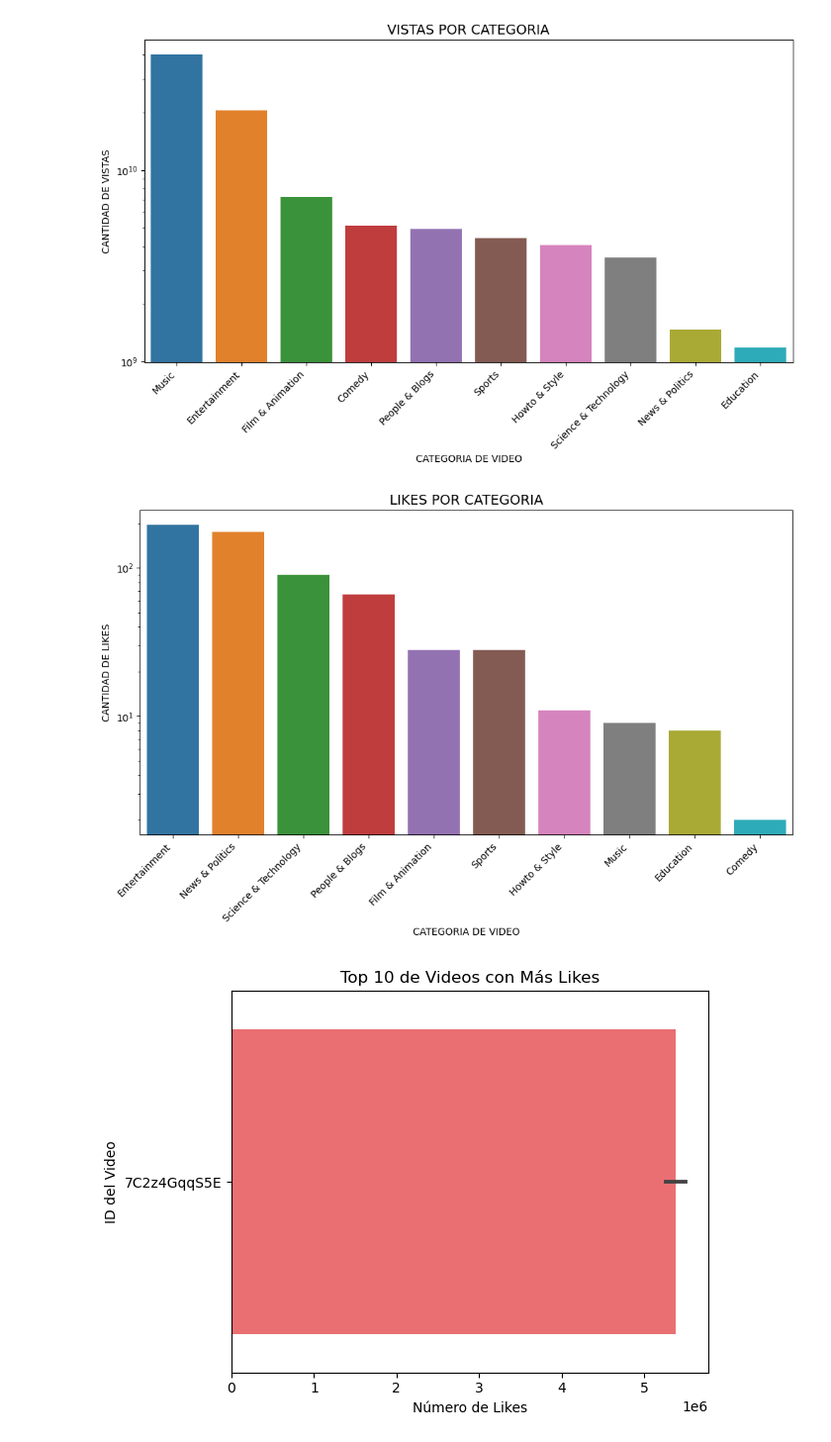
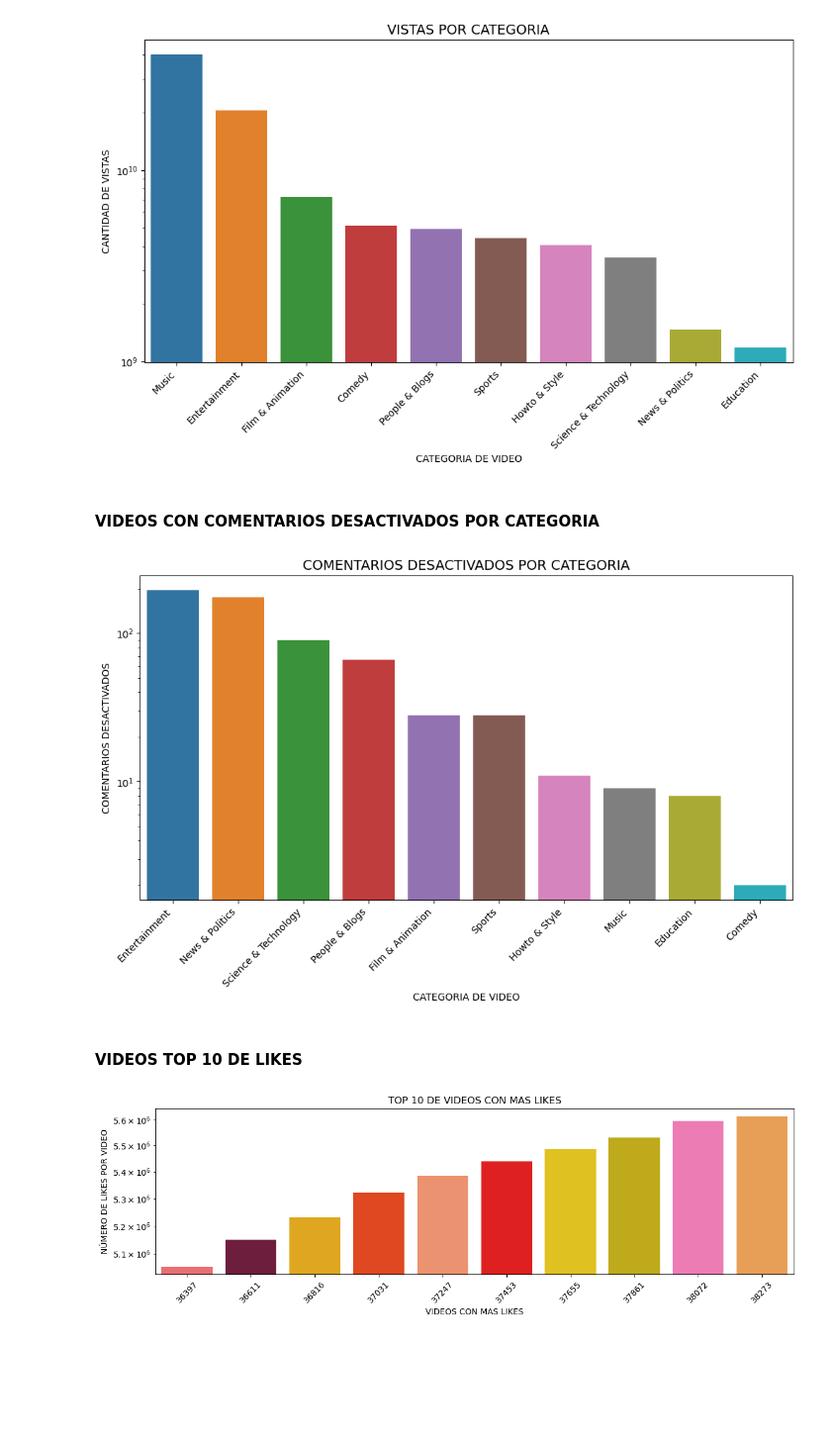
Before and after one commit to lauracamilaballesteros/proyecto-youtube, a Jupyter notebook: proyecto.ipynb, the cells around one changed output. Shown at 99% size. Cells and saved outputs as stored; diff of their text form; code cells hidden in the pictures; blank space fills up the shorter version.

```diff
--- a/proyecto.ipynb
+++ b/proyecto.ipynb
@@ -254,3 +262,15 @@ df_clean['category_name'] = df_clean['category_id'].map(name_category)
+# %%
+
+df_clean['publish_date'] = pd.to_datetime(df_clean['publish_date'])
+df_clean['trending_date'] = pd.to_datetime(df_clean['trending_date'])
+
+
+df_clean['time_difference'] = (df_clean['publish_date'] - df_clean['trending_date']).dt.days
+# %%
+#Ahora calcularemos el día de la semana en que se publica y el que se vuelve tendencia
+
+df_clean['day_of_week_trending'] = df_clean['trending_date'].dt.day_name()
+df_clean['day_of_week_publish'] = df_clean['publish_date'].dt.day_name()
 # %%
 df_clean.head()
 # %% [output]
@@ -342,38 +359,43 @@ plt.yscale('log')
 plt.show()
 # %% [output]
 [figure]
+# %% [markdown]
+#### **VIDEOS CON COMENTARIOS DESACTIVADOS POR CATEGORIA**
 # %%
 coments_disabled_by_category = df_top_10_categories.groupby('category_name')['comments_disabled'].sum().sort_values(ascending=False)
 palette = sns.color_palette('tab10', n_colors=len(likes_by_category))
 plt.figure(figsize=(12, 6))
 sns.barplot(x=coments_disabled_by_category.index, y=coments_disabled_by_category.values, palette=palette)
 plt.xlabel('CATEGORIA DE VIDEO')
-plt.ylabel('CANTIDAD DE LIKES')
-plt.title('LIKES POR CATEGORIA', fontsize=14)
+plt.ylabel('COMENTARIOS DESACTIVADOS')
+plt.title('COMENTARIOS DESACTIVADOS POR CATEGORIA', fontsize=14)
 plt.xticks(rotation=45, ha='right')
 plt.yscale('log')
 plt.show()
 # %% [output]
-[figure, old version]
+[figure, new version]
+# %% [markdown]
+#### **VIDEOS TOP 10 DE LIKES**
 # %%
-# Obtener el top 10 de videos con más likes
+
 top_10_videos = df_clean.nlargest(10, 'likes')
 
-# Definir una paleta de colores personalizada
+
 my_palette = ['#FF5A5F', '#7B113A', '#FFB400', '#FF3600', '#FF8A5B', '#FF0000', '#FFD700', '#D9BF00', '#FF69B4', '#FF9F40']
 
-# Crear el gráfico de barras con Seaborn y la paleta de colores personalizada
-sns.barplot(x='likes', y='video_id', data=top_10_videos, palette=my_palette)
+plt.figure(figsize=(12, 4))
 
-# Personalizar etiquetas y título
-plt.xlabel('Número de Likes')
-plt.ylabel('ID del Video')
-plt.title('Top 10 de Videos con Más Likes')
 
-# Ajustar la visualización del gráfico
+sns.barplot(x=top_10_videos.index, y='likes', data=top_10_videos, palette=my_palette)
+
+
+plt.xlabel('VIDEOS CON MAS LIKES')
+plt.ylabel('NÚMERO DE LIKES POR VIDEO')
+plt.title('TOP 10 DE VIDEOS CON MAS LIKES')
+
+plt.xticks(rotation=45)
+plt.yscale('log')
 plt.tight_layout()
-
-# Mostrar el gráfico
 plt.show()
 # %% [output]
-[figure, old version]
+[figure, new version]
```
Also changed, not shown: parts of 11 cells of this notebook.
